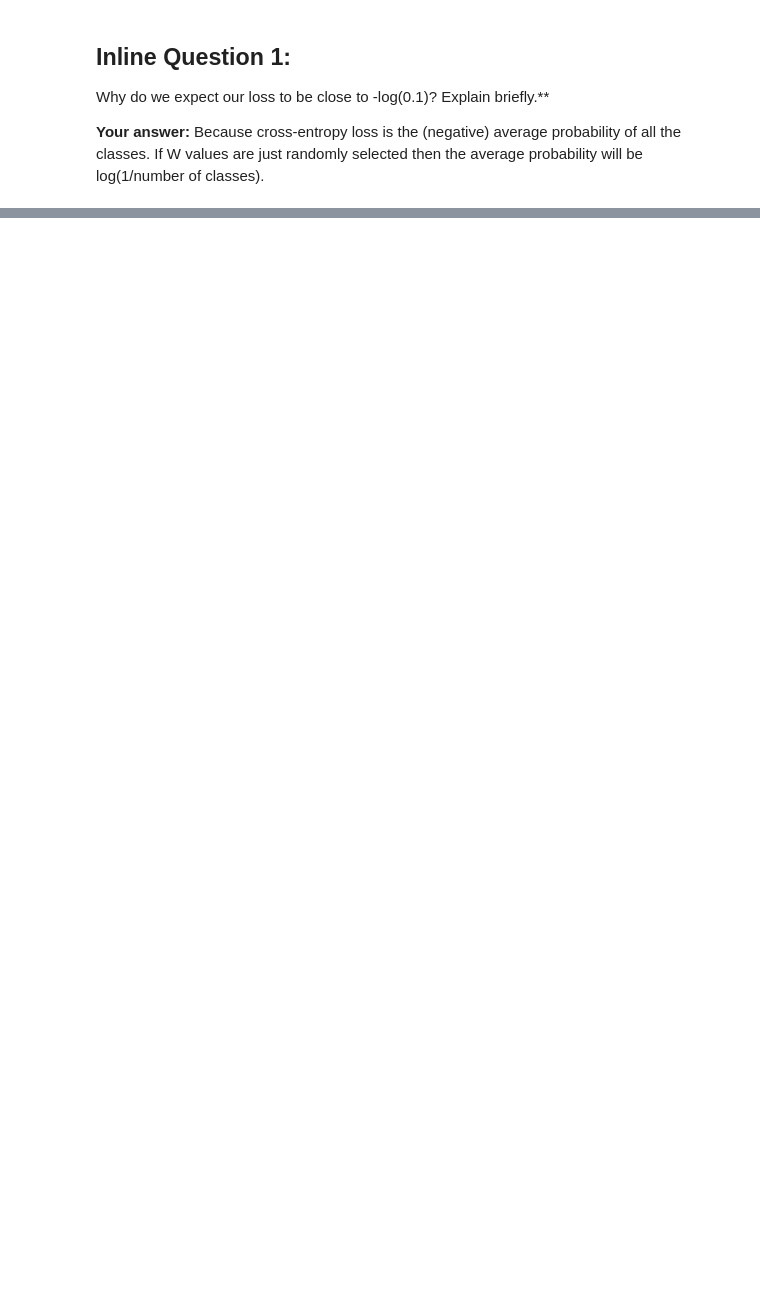
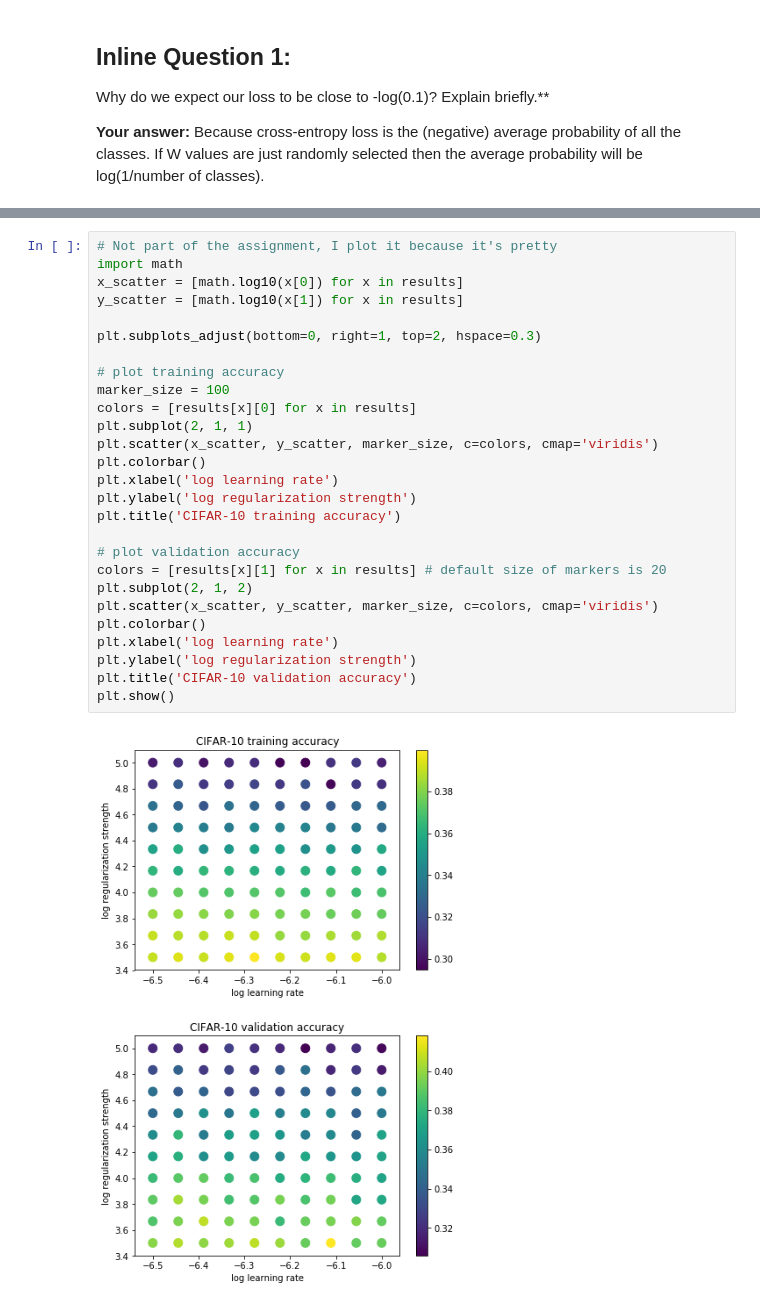
Before and after one commit to tomasz-lewicki/CS231n, a Jupyter notebook: assignment1/softmax.ipynb, the cells around one changed output, grey strips where cells are left out. Drawn from its saved outputs; the diff is of its cells as text; blank space fills up the shorter version.

```diff
--- a/assignment1/softmax.ipynb
+++ b/assignment1/softmax.ipynb
@@ -231,3 +276,32 @@ print('softmax on raw pixels final test set accuracy: %f' % (test_accuracy, ))
+# %%
+# Not part of the assignment, I plot it because it's pretty
+import math
+x_scatter = [math.log10(x[0]) for x in results]
+y_scatter = [math.log10(x[1]) for x in results]
+
+plt.subplots_adjust(bottom=0, right=1, top=2, hspace=0.3)
+
+# plot training accuracy
+marker_size = 100
+colors = [results[x][0] for x in results]
+plt.subplot(2, 1, 1)
+plt.scatter(x_scatter, y_scatter, marker_size, c=colors, cmap='viridis')
+plt.colorbar()
+plt.xlabel('log learning rate')
+plt.ylabel('log regularization strength')
+plt.title('CIFAR-10 training accuracy')
+
+# plot validation accuracy
+colors = [results[x][1] for x in results] # default size of markers is 20
+plt.subplot(2, 1, 2)
+plt.scatter(x_scatter, y_scatter, marker_size, c=colors, cmap='viridis')
+plt.colorbar()
+plt.xlabel('log learning rate')
+plt.ylabel('log regularization strength')
+plt.title('CIFAR-10 validation accuracy')
+plt.show()
+# %% [output]
+[figure, added]
 # %% [markdown]
 **Inline Question** - *True or False*
 
```
Also changed, not shown: parts of 7 cells of this notebook, 1 other file.
